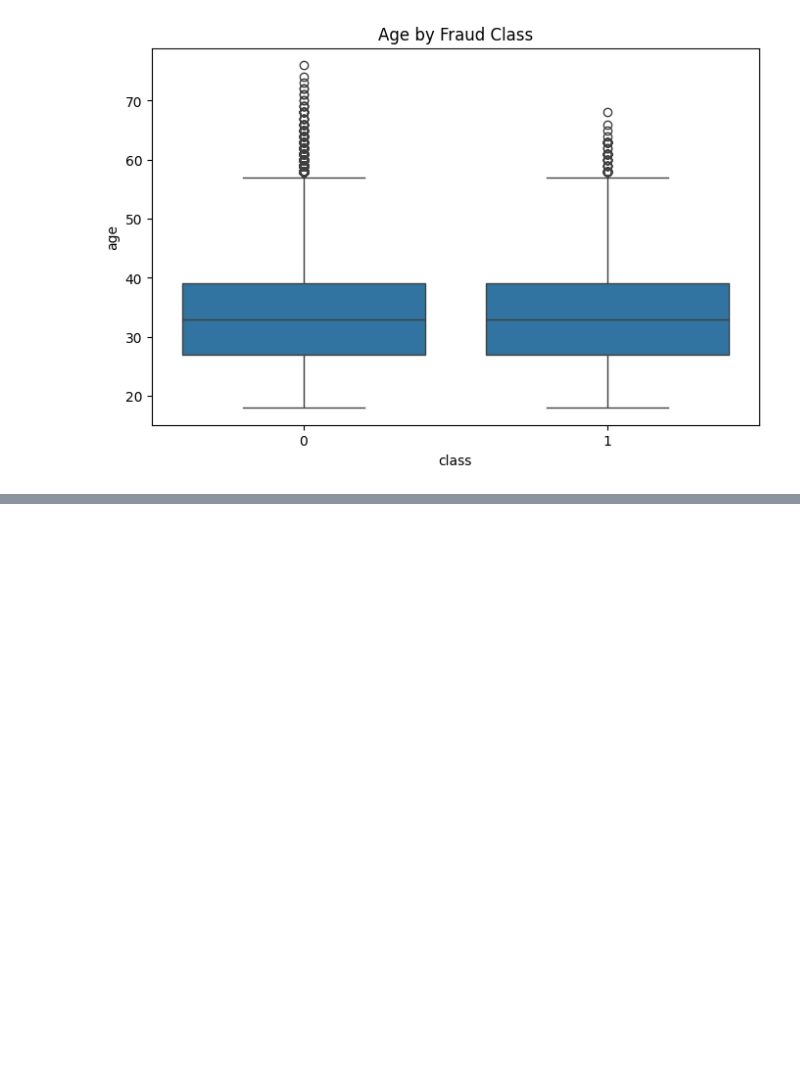
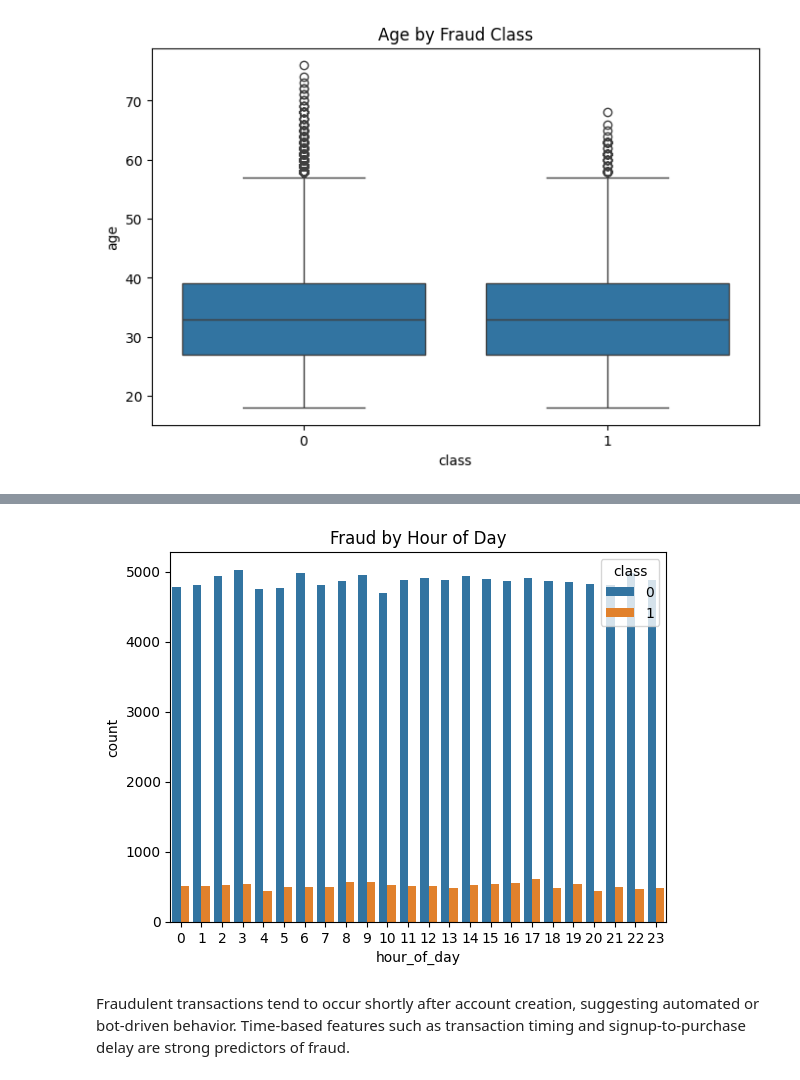
Before and after one commit to Maria-Biruk/fraud-detection, a Jupyter notebook: notebooks/eda-fraud-data.ipynb, the cells around one changed output, grey strips where cells are left out. Saved outputs shown, nothing was run; the diff lists cells and outputs as text; code cells hidden in the pictures; blank space fills up the shorter version.

```diff
--- a/notebooks/eda-fraud-data.ipynb
+++ b/notebooks/eda-fraud-data.ipynb
@@ -520,0 +663,8 @@ plt.show()
+# %%
+sns.countplot(data=fraud_country, x='hour_of_day', hue='class')
+plt.title("Fraud by Hour of Day")
+plt.show()
+# %% [output]
+[figure, added]
+# %% [markdown]
+Fraudulent transactions tend to occur shortly after account creation, suggesting automated or bot-driven behavior. Time-based features such as transaction timing and signup-to-purchase delay are strong predictors of fraud.
```
Also changed, not shown: parts of 35 cells of this notebook.
